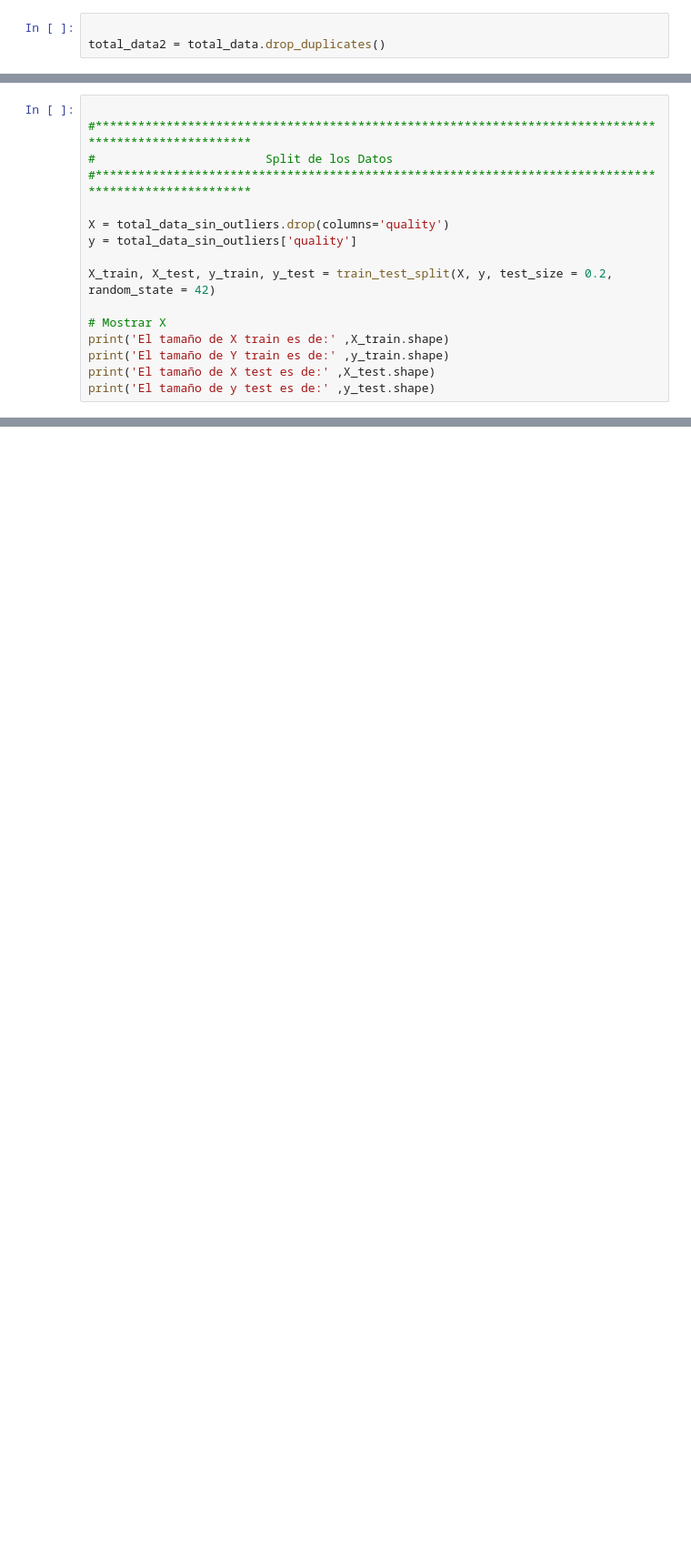
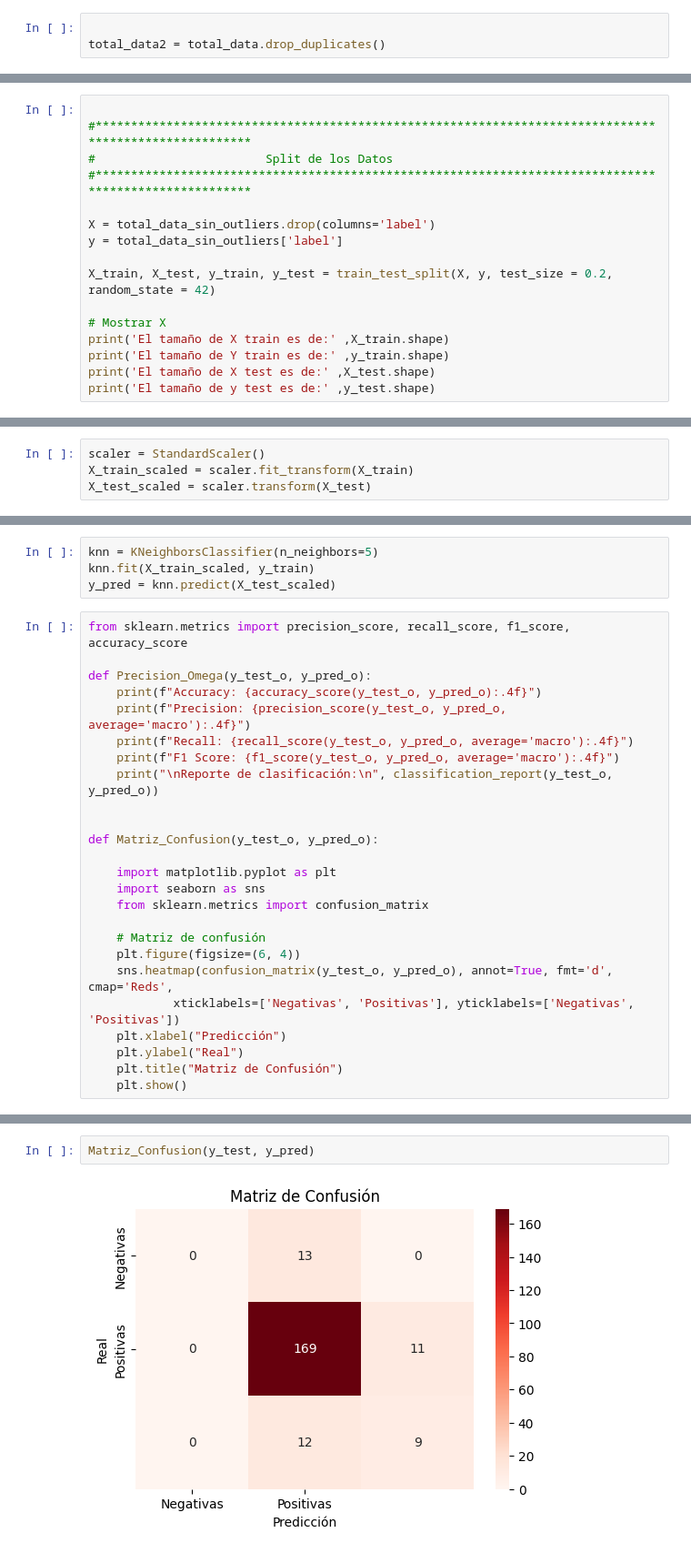
Before and after one commit to pcaliman2/21_K-vecinos, a Jupyter notebook: src/explore.ipynb, the cells around one changed output, grey strips where cells are left out. Shown at 91% size. Saved outputs shown, nothing was run; the diff lists cells and outputs as text; blank space fills up the shorter version.

```diff
--- a/src/explore.ipynb
+++ b/src/explore.ipynb
@@ -190,8 +258,8 @@ Nuevo tamaño del DataFrame: (1055, 12)
 #                        Split de los Datos
 #******************************************************************************************************
 
-X = total_data_sin_outliers.drop(columns='quality')
-y = total_data_sin_outliers['quality']
+X = total_data_sin_outliers.drop(columns='label')
+y = total_data_sin_outliers['label']
 
 X_train, X_test, y_train, y_test = train_test_split(X, y, test_size = 0.2, random_state = 42)
 
@@ -207,0 +278,4 @@ El tamaño de y test es de: (211,)
+# %%
+scaler = StandardScaler()
+X_train_scaled = scaler.fit_transform(X_train)
+X_test_scaled = scaler.transform(X_test)
@@ -207,0 +284,29 @@ El tamaño de y test es de: (211,)
+# %%
+knn = KNeighborsClassifier(n_neighbors=5)
+knn.fit(X_train_scaled, y_train)
+y_pred = knn.predict(X_test_scaled)
+# %%
+from sklearn.metrics import precision_score, recall_score, f1_score, accuracy_score
+
+def Precision_Omega(y_test_o, y_pred_o):
+    print(f"Accuracy: {accuracy_score(y_test_o, y_pred_o):.4f}")
+    print(f"Precision: {precision_score(y_test_o, y_pred_o, average='macro'):.4f}")
+    print(f"Recall: {recall_score(y_test_o, y_pred_o, average='macro'):.4f}")
+    print(f"F1 Score: {f1_score(y_test_o, y_pred_o, average='macro'):.4f}")
+    print("\nReporte de clasificación:\n", classification_report(y_test_o, y_pred_o))
+
+
+def Matriz_Confusion(y_test_o, y_pred_o):
+
+    import matplotlib.pyplot as plt
+    import seaborn as sns
+    from sklearn.metrics import confusion_matrix
+
+    # Matriz de confusión
+    plt.figure(figsize=(6, 4))
+    sns.heatmap(confusion_matrix(y_test_o, y_pred_o), annot=True, fmt='d', cmap='Reds',
+            xticklabels=['Negativas', 'Positivas'], yticklabels=['Negativas', 'Positivas'])
+    plt.xlabel("Predicción")
+    plt.ylabel("Real")
+    plt.title("Matriz de Confusión")
+    plt.show()
@@ -207,0 +331,4 @@ El tamaño de y test es de: (211,)
+# %%
+Matriz_Confusion(y_test, y_pred)
+# %% [output]
+[figure, added]
```
Also changed, not shown: parts of 18 cells of this notebook.
